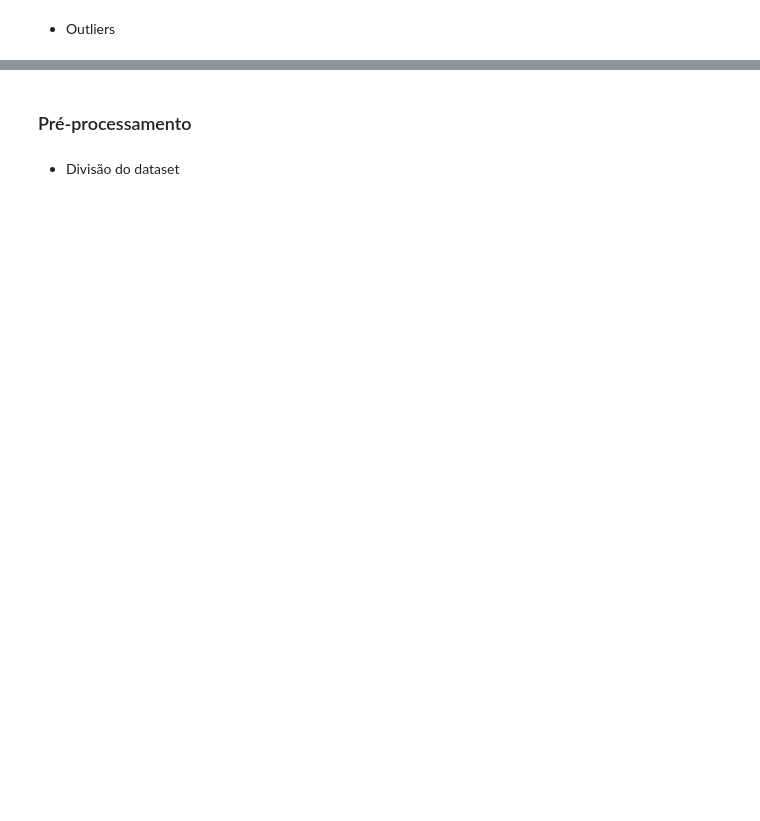
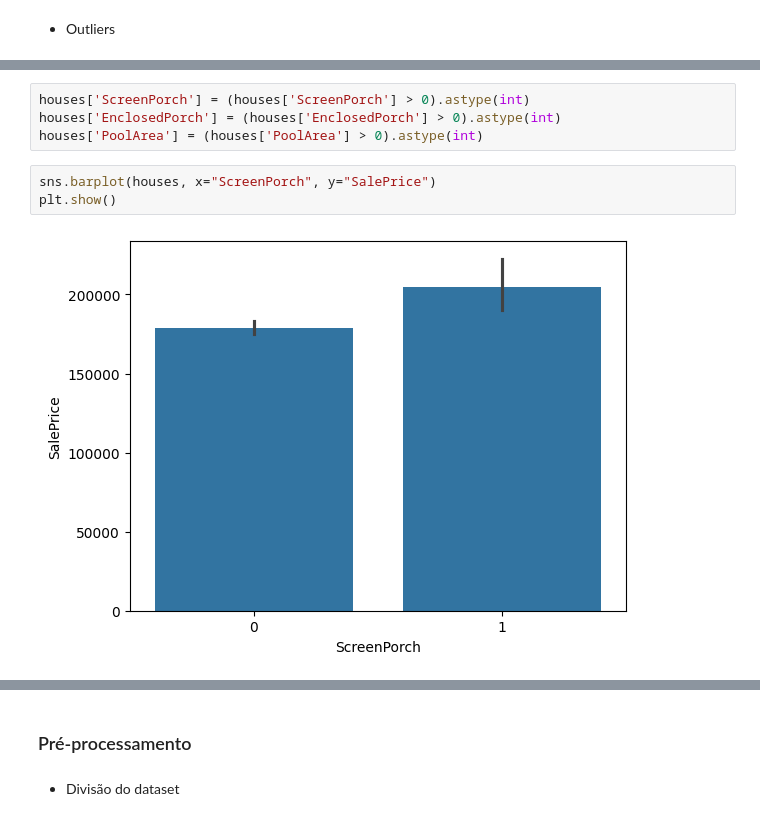
Before and after one commit to FranciscoPGuimaraes/house-prices-advanced-regression-techniques, a Jupyter notebook: notebook.ipynb, the cells around one changed output, grey strips where cells are left out. Saved outputs shown, nothing was run; the diff lists cells and outputs as text; blank space fills up the shorter version.

```diff
--- a/notebook.ipynb
+++ b/notebook.ipynb
@@ -218,0 +201,9 @@ As colunas ScreenPorch e EnclosedPorch tem na maioria valores nulos, para melhor
+# %%
+houses['ScreenPorch'] = (houses['ScreenPorch'] > 0).astype(int)
+houses['EnclosedPorch'] = (houses['EnclosedPorch'] > 0).astype(int)
+houses['PoolArea'] = (houses['PoolArea'] > 0).astype(int)
+# %%
+sns.barplot(houses, x="ScreenPorch", y="SalePrice")
+plt.show()
+# %% [output]
+[figure, added]
```
Also changed, not shown: parts of 56 cells of this notebook, 2 other files.
